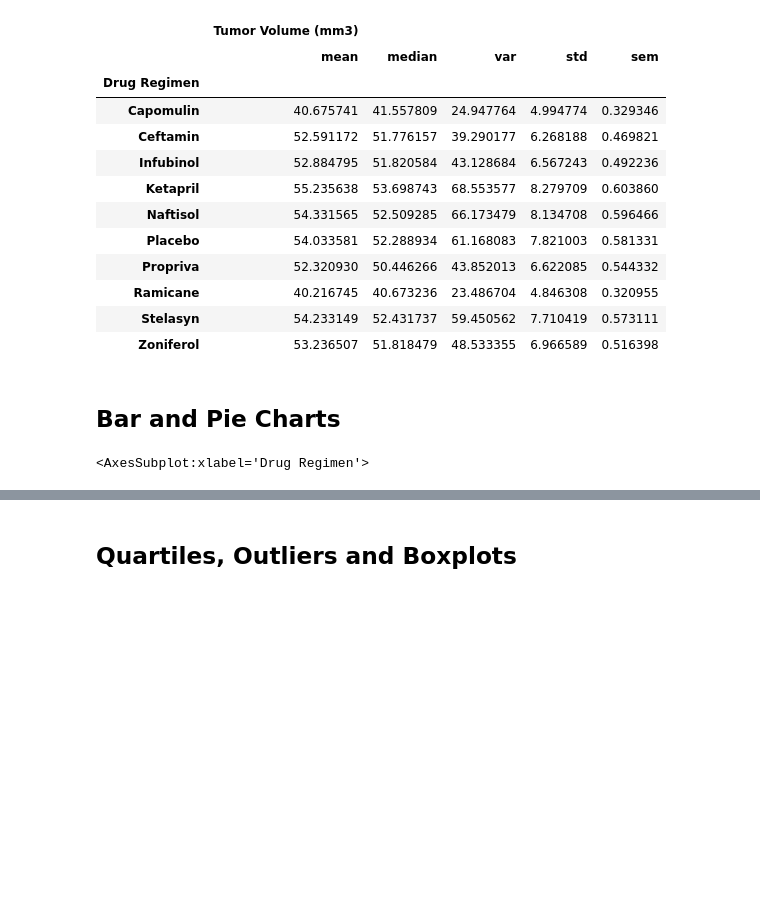
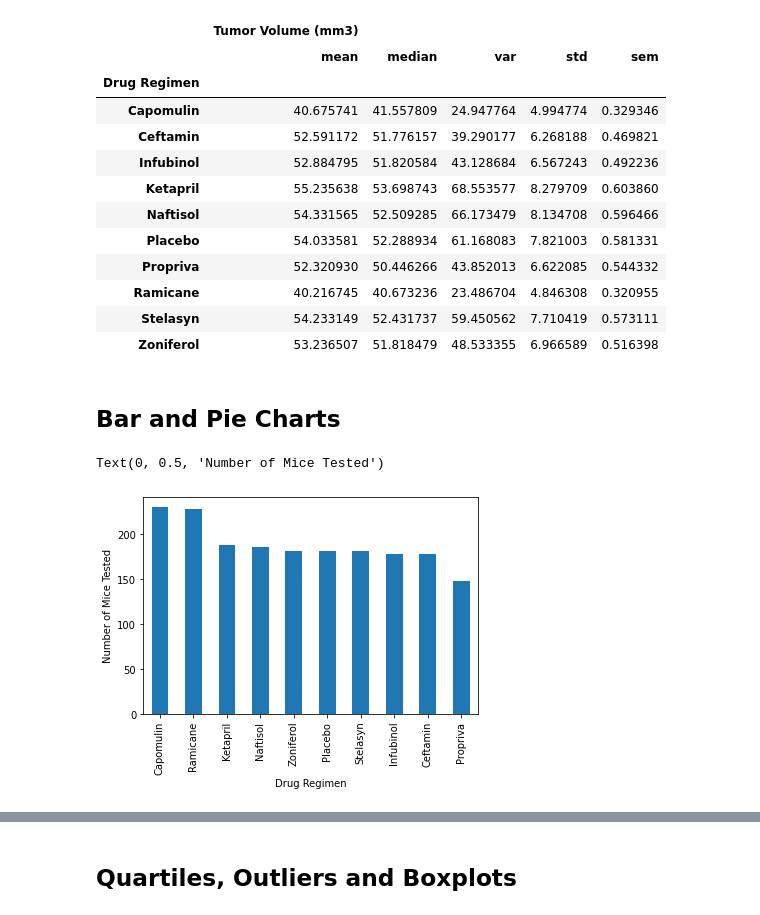
Before and after one commit to maderamel/Pymaceuticals, a Jupyter notebook: pymaceuticals.ipynb, the cells around one changed output, grey strips where cells are left out. Drawn from its saved outputs; the diff is of its cells as text; code cells hidden in the pictures; blank space fills up the shorter version.

Commit message:
added pyplot mice per drug bar graph

```diff
--- a/pymaceuticals.ipynb
+++ b/pymaceuticals.ipynb
@@ -140,8 +140,14 @@ drugxtumor.agg({
 # %%
 # Generate a bar plot showing the total number of timepoints for all mice tested for each drug regimen using Pandas.
 
-cleandf.plot.bar(x="Drug Regimen", y="Timepoint")
+drugindex = cleandf["Drug Regimen"].value_counts()
+
+miceperdrug = drugindex.plot(kind="bar")
+
+miceperdrug.set_xlabel("Drug Regimen")
+miceperdrug.set_ylabel("Number of Mice Tested")
 # %% [output]
-<AxesSubplot:xlabel='Drug Regimen'>
+Text(0, 0.5, 'Number of Mice Tested')
+[figure, added]
 # %%
 # Generate a bar plot showing the total number of timepoints for all mice tested for each drug regimen using pyplot.
```
Also changed, not shown: parts of 1 cell of this notebook.
